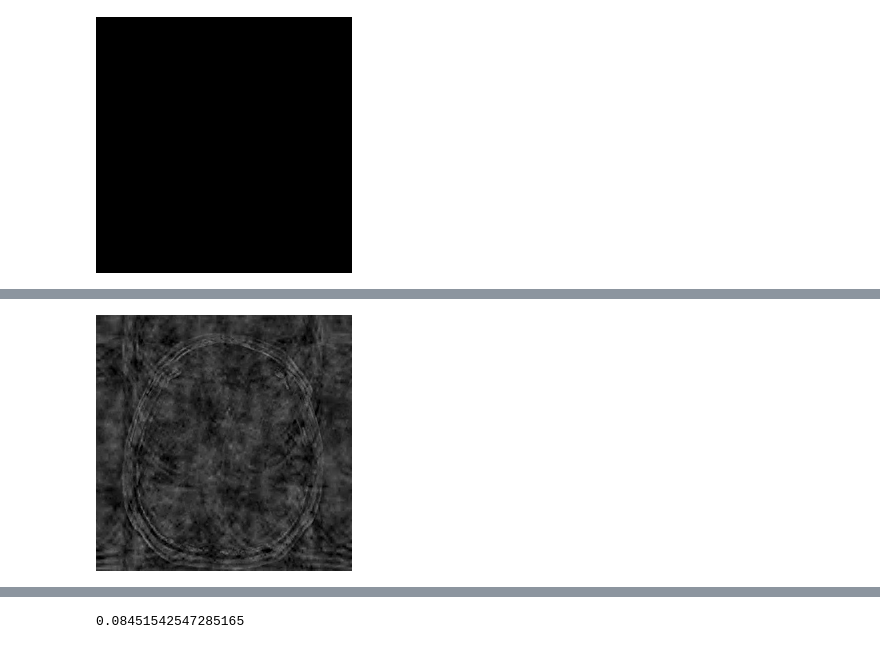
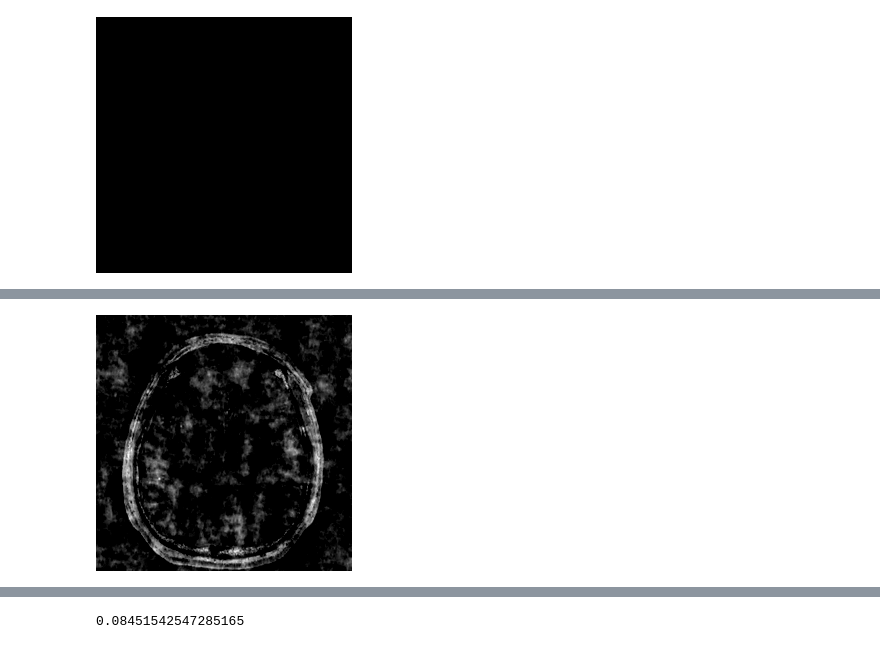
Before and after one commit to max-wickham/TopicsCoursework, a Jupyter notebook: 2022.DataProcessing.Coursework2.ipynb, the cells around one changed output, grey strips where cells are left out. Cells and saved outputs as stored; diff of their text form; code cells hidden in the pictures.

```diff
--- a/2022.DataProcessing.Coursework2.ipynb
+++ b/2022.DataProcessing.Coursework2.ipynb
@@ -695,5 +804,5 @@ end
 # %%
-x_gray = Gray.(x)
+x_gray = Gray.(3*x)
 @show(x_gray)
 # %% [output]
-[figure, old version]
+[figure, new version]
```
Also changed, not shown: parts of 8 cells of this notebook.
